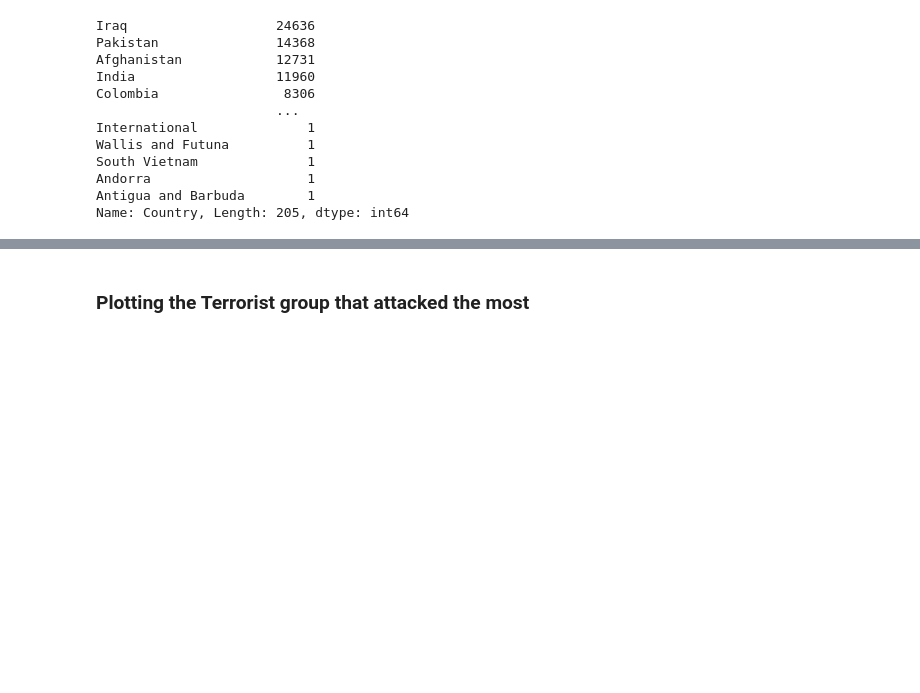
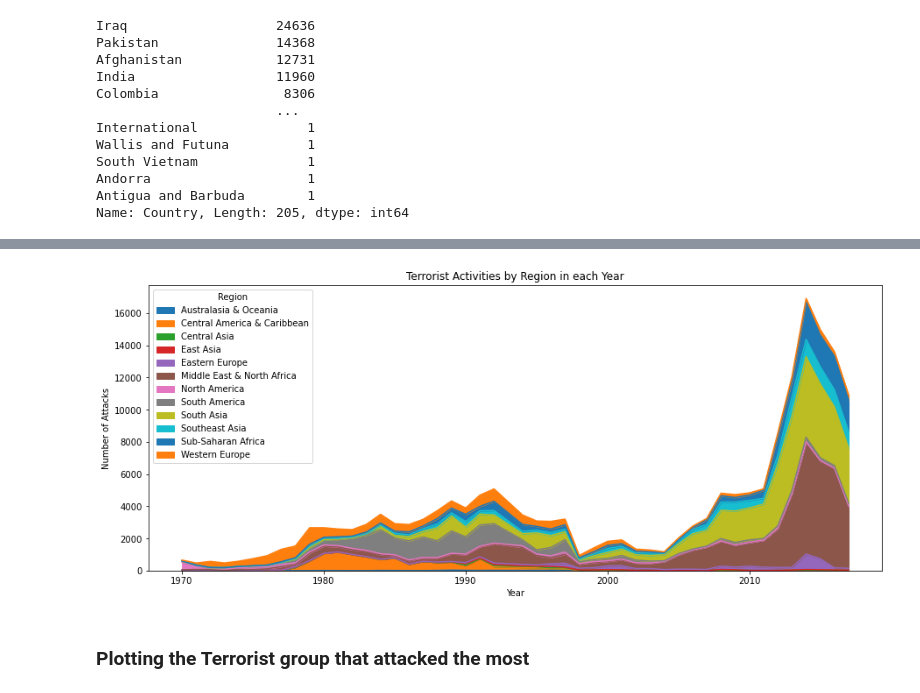
Before and after one commit to FiNiX-GaMmA/Global_terrorism-EDA_project, a Jupyter notebook: worsheet.ipynb, the cells around one changed output, grey strips where cells are left out. Saved outputs shown, nothing was run; the diff lists cells and outputs as text; code cells hidden in the pictures; blank space fills up the shorter version.

```diff
--- a/worsheet.ipynb
+++ b/worsheet.ipynb
@@ -283,3 +301,10 @@ plt.show()
+# %%
+pd.crosstab(data.Year, data.Region).plot(kind='area',figsize=(15,6))
+plt.title('Terrorist Activities by Region in each Year')
+plt.ylabel('Number of Attacks')
+plt.show()
+# %% [output]
+[figure, added]
 # %% [markdown]
 ### Plotting the Terrorist group that attacked the most
 # %%
```
Also changed, not shown: parts of 12 cells of this notebook.
